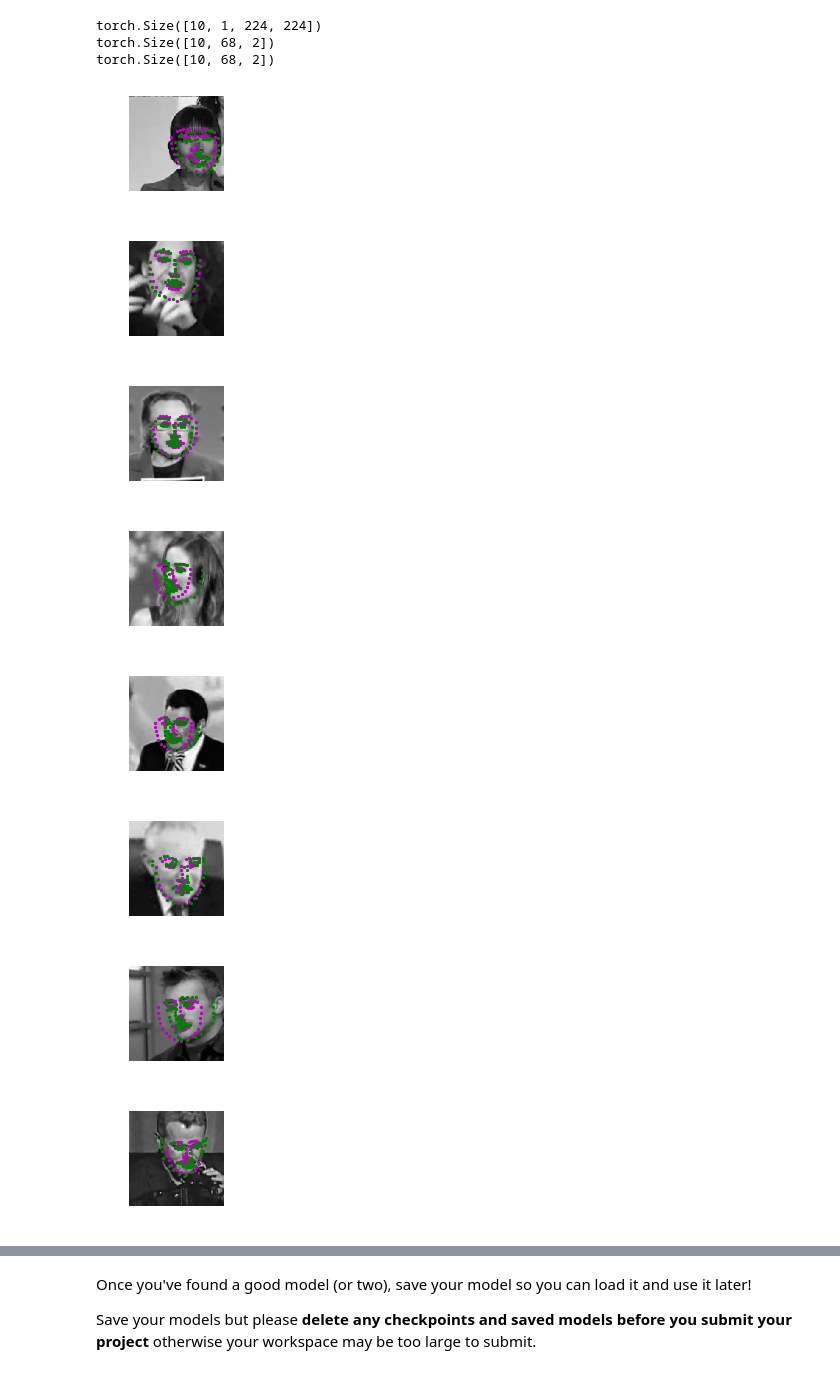
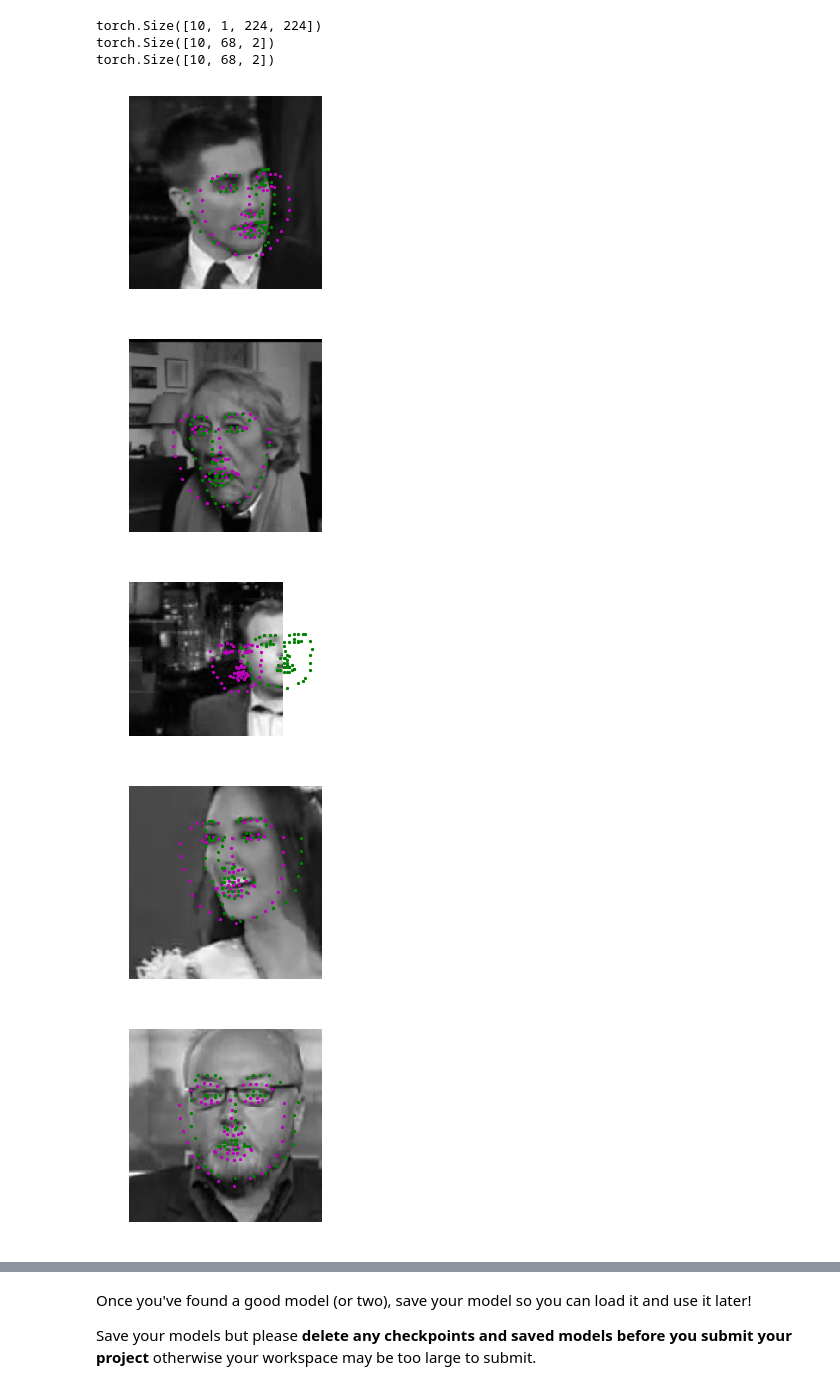
Before and after one commit to takam5f2/UCV_Facial_Keypoints, a Jupyter notebook: 2. Define the Network Architecture.ipynb, the cells around one changed output, grey strips where cells are left out. Drawn from its saved outputs; the diff is of its cells as text; code cells hidden in the pictures.

```diff
--- a/2. Define the Network Architecture.ipynb
+++ b/2. Define the Network Architecture.ipynb
@@ -612,14 +540,11 @@ torch.Size([10, 68, 2])
 # %%
 ## TODO: visualize your test output
 # you can use the same function as before, by un-commenting the line below:
 
-visualize_output(test_images, test_outputs, gt_pts)
+visualize_output(test_images, test_outputs, gt_pts, 5)
 # %% [output]
-[figure, old version]
+[figure, new version]
-[figure, old version]
+[figure, new version]
-[figure, old version]
+[figure, new version]
-[figure, old version]
+[figure, new version]
-[figure, old version]
+[figure, new version]
-[figure, removed]
-[figure, removed]
-[figure, removed]
```
Also changed, not shown: parts of 8 cells of this notebook, 3 other files.
